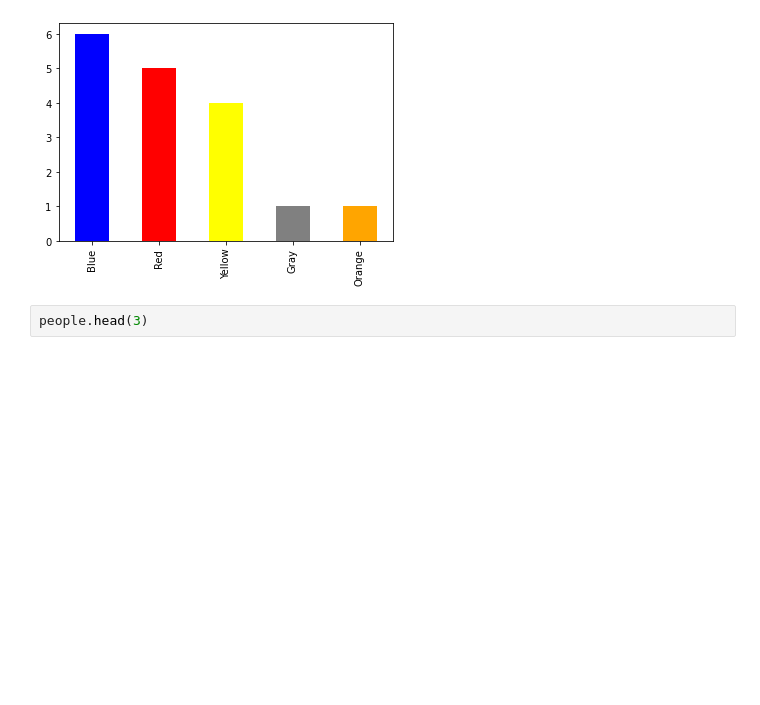
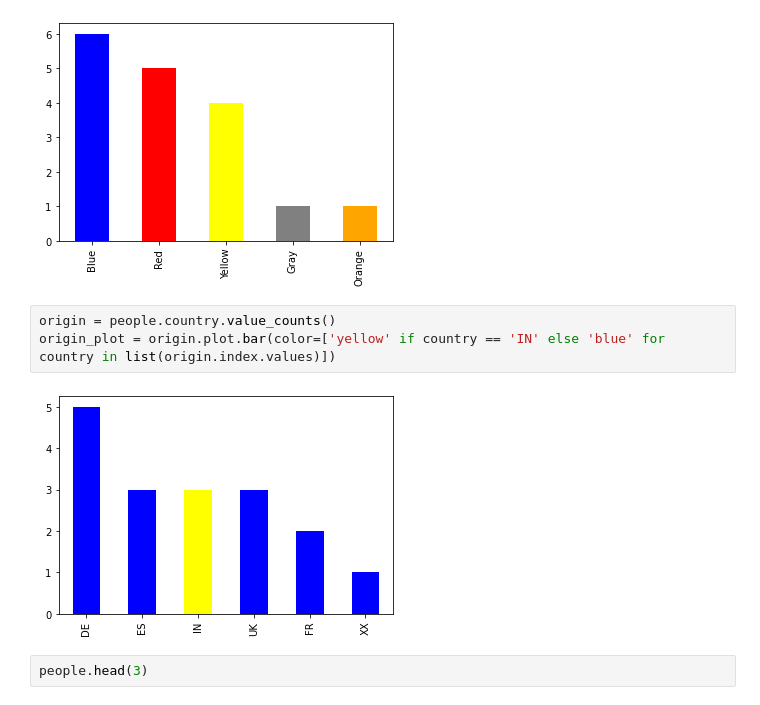
Before and after one commit to aslam7861/Python, a Jupyter notebook: Copy_of_7_pandas_plot.ipynb, the cells around one changed output. Saved outputs shown, nothing was run; the diff lists cells and outputs as text; blank space fills up the shorter version.

```diff
--- a/Copy_of_7_pandas_plot.ipynb
+++ b/Copy_of_7_pandas_plot.ipynb
@@ -103,6 +105,11 @@ Similar to the `.hist()`, there are some parameters available in `.plot()` that
 color_freq.plot.bar(color=["blue", "red", "yellow", "gray", "orange"]);
 # %% [output]
 [figure]
+# %%
+origin = people.country.value_counts()
+origin_plot = origin.plot.bar(color=['yellow' if country == 'IN' else 'blue' for country in list(origin.index.values)])
+# %% [output]
+[figure, added]
 # %%
 people.head(3)
 # %% [output]
```
Also changed, not shown: parts of 9 cells of this notebook.
